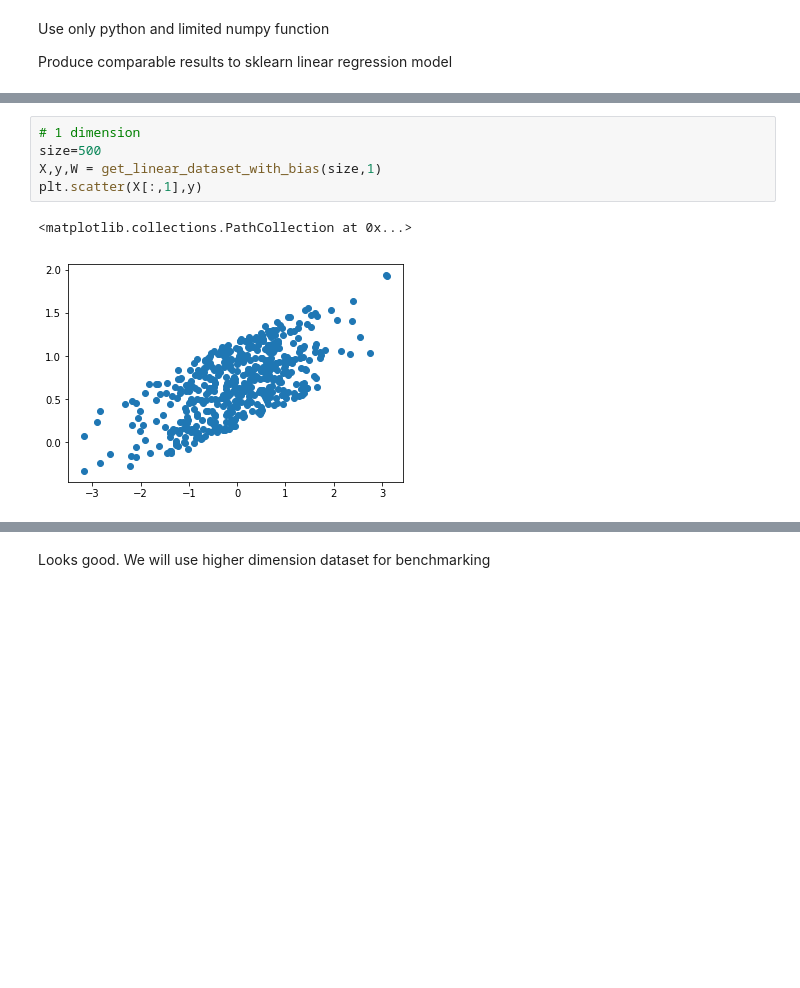
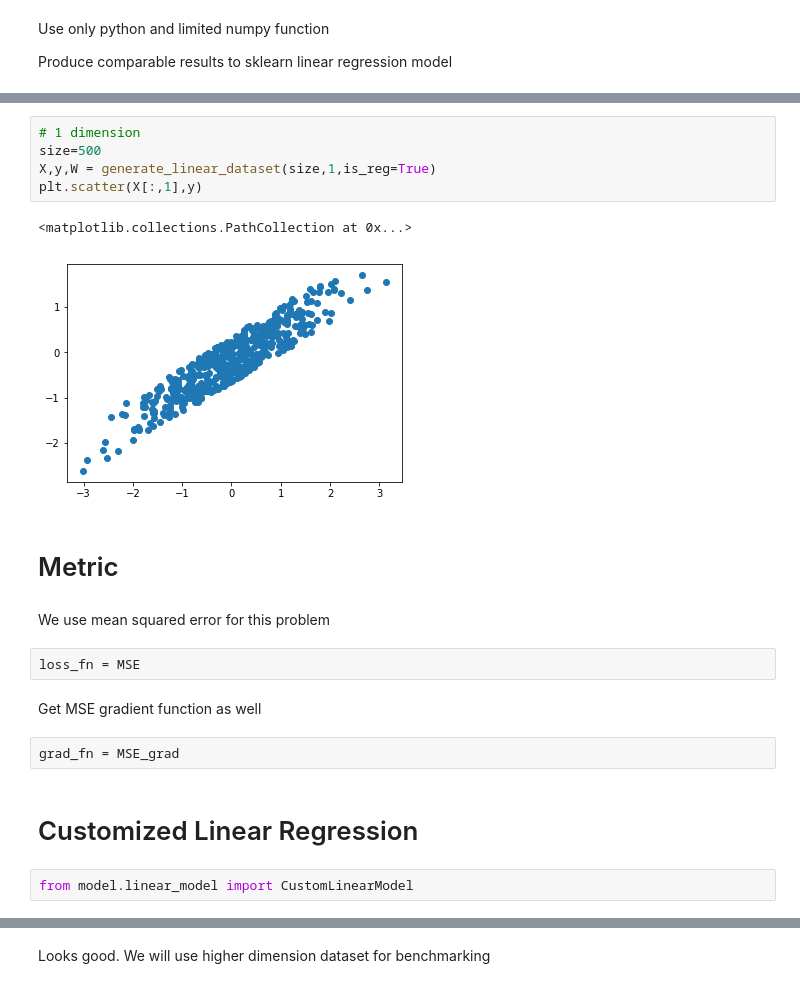
Before and after one commit to anhquan0412/basic_model_scratch, a Jupyter notebook: linear_regression.ipynb, the cells around one changed output, grey strips where cells are left out. Drawn from its saved outputs; the diff is of its cells as text; blank space fills up the shorter version.

Commit message:
redo linear model notebook, put func into modules

```diff
--- a/linear_regression.ipynb
+++ b/linear_regression.ipynb
@@ -38,8 +20,22 @@ def get_linear_dataset_with_bias(n, dim,noise_bound=0.5):
 # %%
 # 1 dimension
 size=500
-X,y,W = get_linear_dataset_with_bias(size,1)
+X,y,W = generate_linear_dataset(size,1,is_reg=True)
 plt.scatter(X[:,1],y)
 # %% [output]
 <matplotlib.collections.PathCollection at 0x...>
-[figure, old version]
+[figure, new version]
+# %% [markdown]
+# Metric
+# %% [markdown]
+We use mean squared error for this problem
+# %%
+loss_fn = MSE
+# %% [markdown]
+Get MSE gradient function as well
+# %%
+grad_fn = MSE_grad
+# %% [markdown]
+# Customized Linear Regression
+# %%
+from model.linear_model import CustomLinearModel
```
Also changed, not shown: parts of 42 cells of this notebook, 9 other files.
